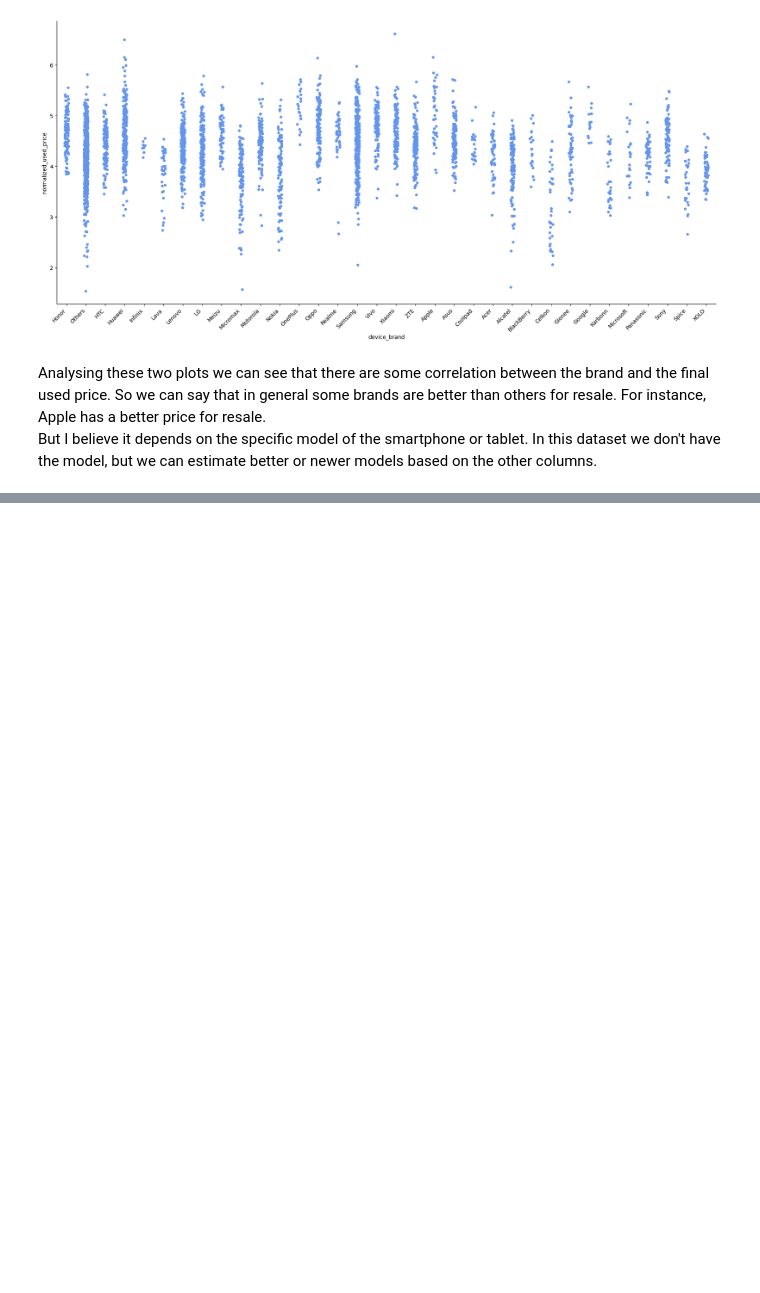
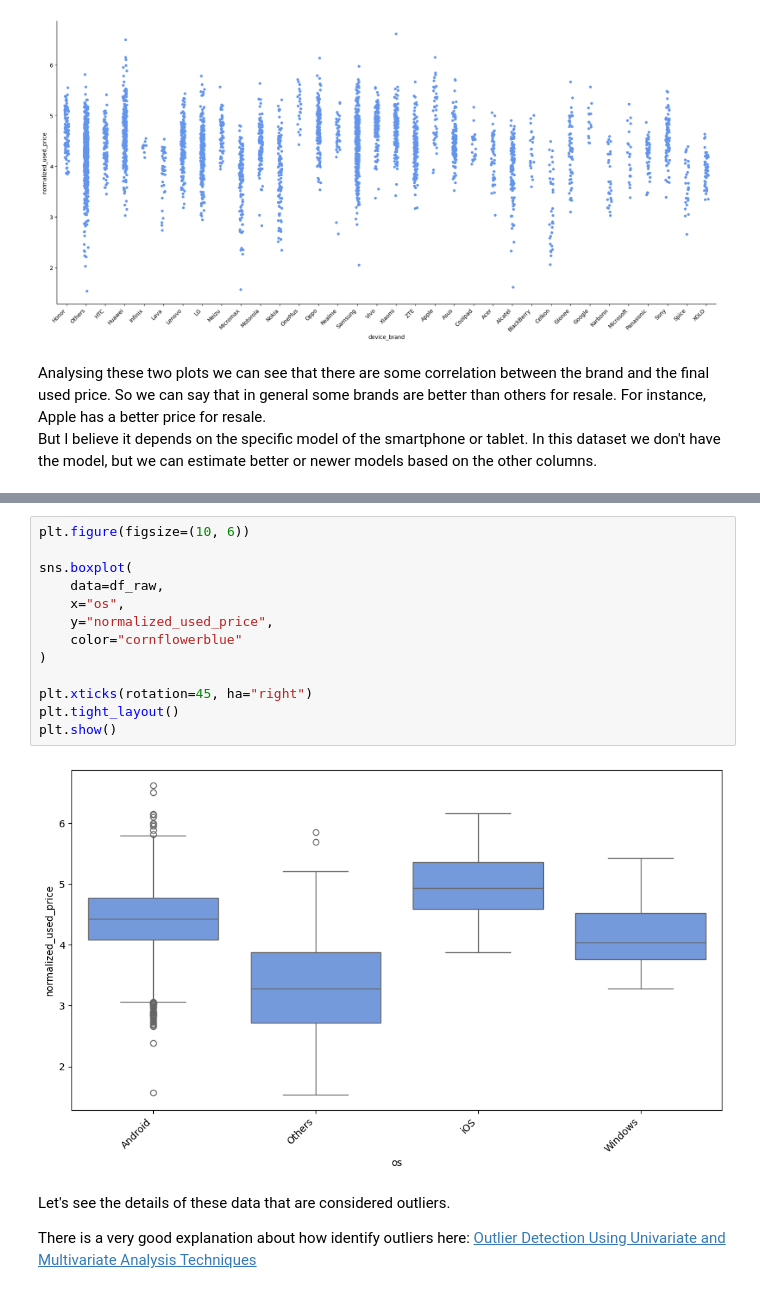
Before and after one commit to Krupique/machine-learning-2026, a Jupyter notebook: 01-used-device-pricing/eda.ipynb, the cells around one changed output, grey strips where cells are left out. Saved outputs shown, nothing was run; the diff lists cells and outputs as text; blank space fills up the shorter version.

Commit message:
feat: exploratory analysis

```diff
--- a/01-used-device-pricing/eda.ipynb
+++ b/01-used-device-pricing/eda.ipynb
@@ -209,0 +277,19 @@ But I believe it depends on the specific model of the smartphone or tablet. In t
+# %%
+plt.figure(figsize=(10, 6))
+
+sns.boxplot(
+    data=df_raw,
+    x="os",
+    y="normalized_used_price",
+    color="cornflowerblue"
+)
+
+plt.xticks(rotation=45, ha="right")
+plt.tight_layout()
+plt.show()
+# %% [output]
+[figure, added]
+# %% [markdown]
+Let's see the details of these data that are considered outliers.
+
+There is a very good explanation about how identify outliers here: [Outlier Detection Using Univariate and Multivariate Analysis Techniques](https://medium.com/@krupck/detec%C3%A7%C3%A3o-de-outliers-utilizando-t%C3%A9cnicas-de-an%C3%A1lises-univariadas-e-multivariadas-4b0d5e19dd8)
```
Also changed, not shown: parts of 15 cells of this notebook.
